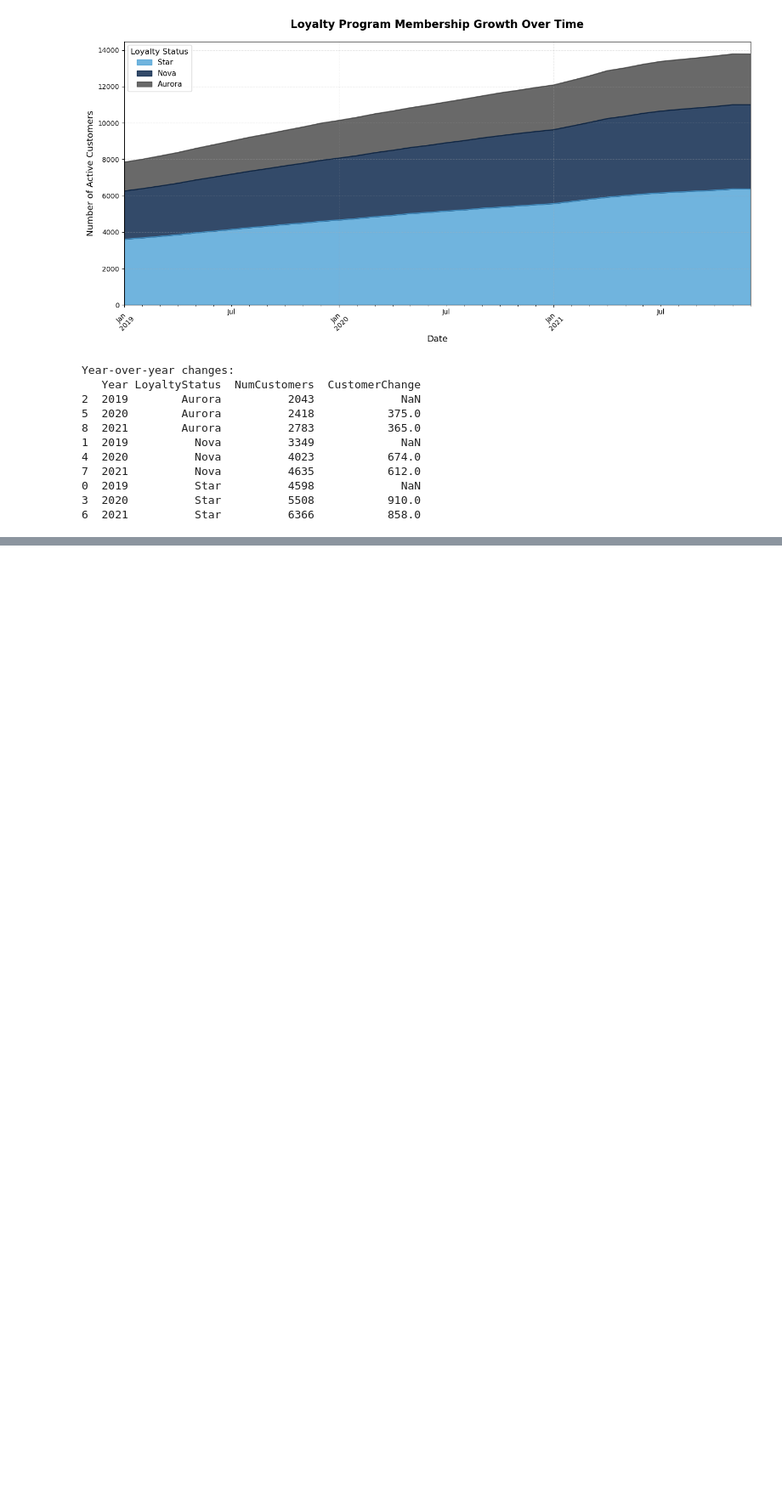
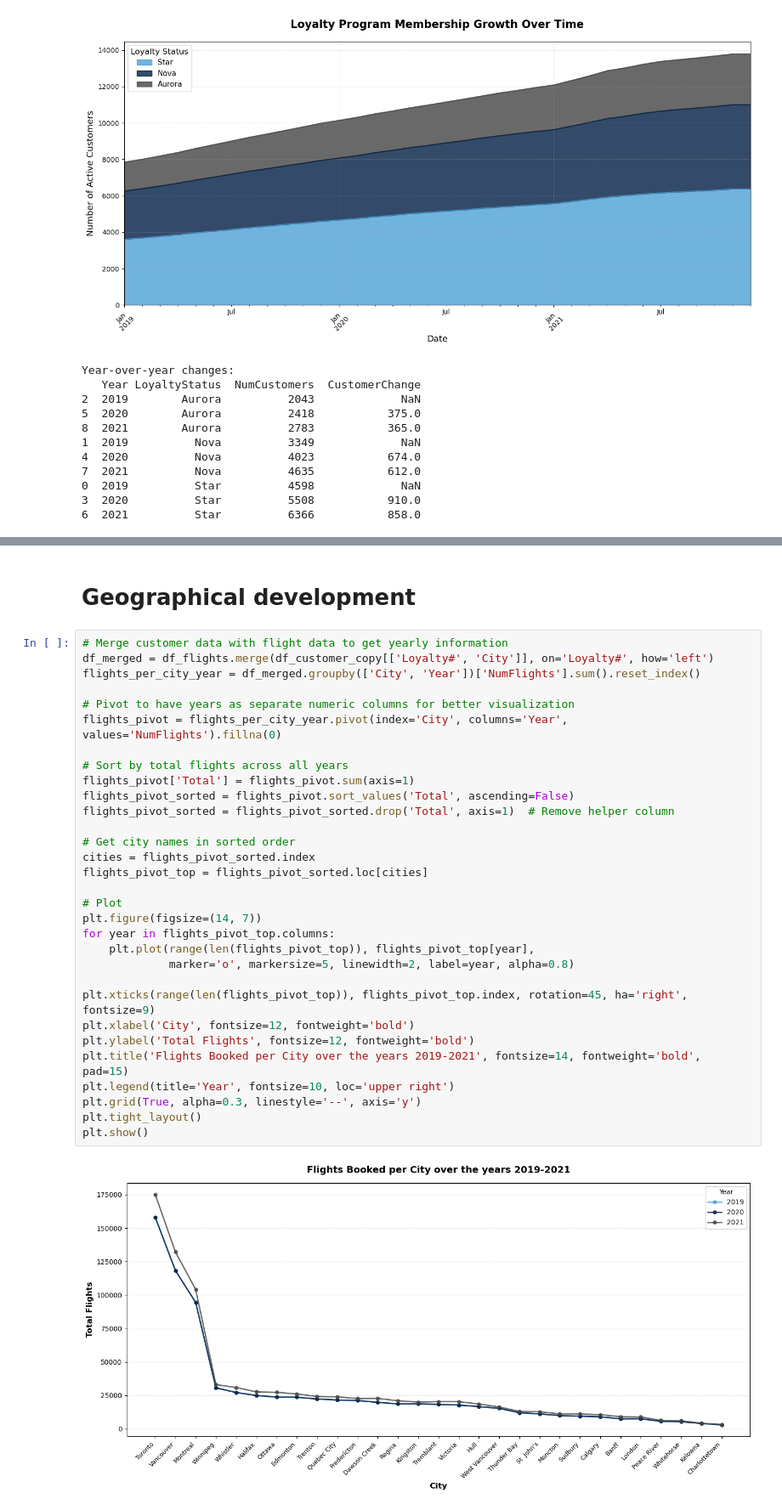
Before and after one commit to LiberoBiagi/DM_Nova_IMS_25-26, a Jupyter notebook: data_mining.ipynb, the cells around one changed output, grey strips where cells are left out. Shown at 85% size. Cells and saved outputs as stored; diff of their text form; blank space fills up the shorter version.

```diff
--- a/data_mining.ipynb
+++ b/data_mining.ipynb
@@ -1236,0 +1241,35 @@ Year-over-year changes:
+# %% [markdown]
+# Geographical development
+# %%
+# Merge customer data with flight data to get yearly information
+df_merged = df_flights.merge(df_customer_copy[['Loyalty#', 'City']], on='Loyalty#', how='left')
+flights_per_city_year = df_merged.groupby(['City', 'Year'])['NumFlights'].sum().reset_index()
+
+# Pivot to have years as separate numeric columns for better visualization
+flights_pivot = flights_per_city_year.pivot(index='City', columns='Year', values='NumFlights').fillna(0)
+
+# Sort by total flights across all years
+flights_pivot['Total'] = flights_pivot.sum(axis=1)
+flights_pivot_sorted = flights_pivot.sort_values('Total', ascending=False)
+flights_pivot_sorted = flights_pivot_sorted.drop('Total', axis=1)  # Remove helper column
+
+# Get city names in sorted order
+cities = flights_pivot_sorted.index
+flights_pivot_top = flights_pivot_sorted.loc[cities]
+
+# Plot
+plt.figure(figsize=(14, 7))
+for year in flights_pivot_top.columns:
+    plt.plot(range(len(flights_pivot_top)), flights_pivot_top[year],
+             marker='o', markersize=5, linewidth=2, label=year, alpha=0.8)
+
+plt.xticks(range(len(flights_pivot_top)), flights_pivot_top.index, rotation=45, ha='right', fontsize=9)
+plt.xlabel('City', fontsize=12, fontweight='bold')
+plt.ylabel('Total Flights', fontsize=12, fontweight='bold')
+plt.title('Flights Booked per City over the years 2019-2021', fontsize=14, fontweight='bold', pad=15)
+plt.legend(title='Year', fontsize=10, loc='upper right')
+plt.grid(True, alpha=0.3, linestyle='--', axis='y')
+plt.tight_layout()
+plt.show()
+# %% [output]
+[figure, added]
```
Also changed, not shown: parts of 15 cells of this notebook.
